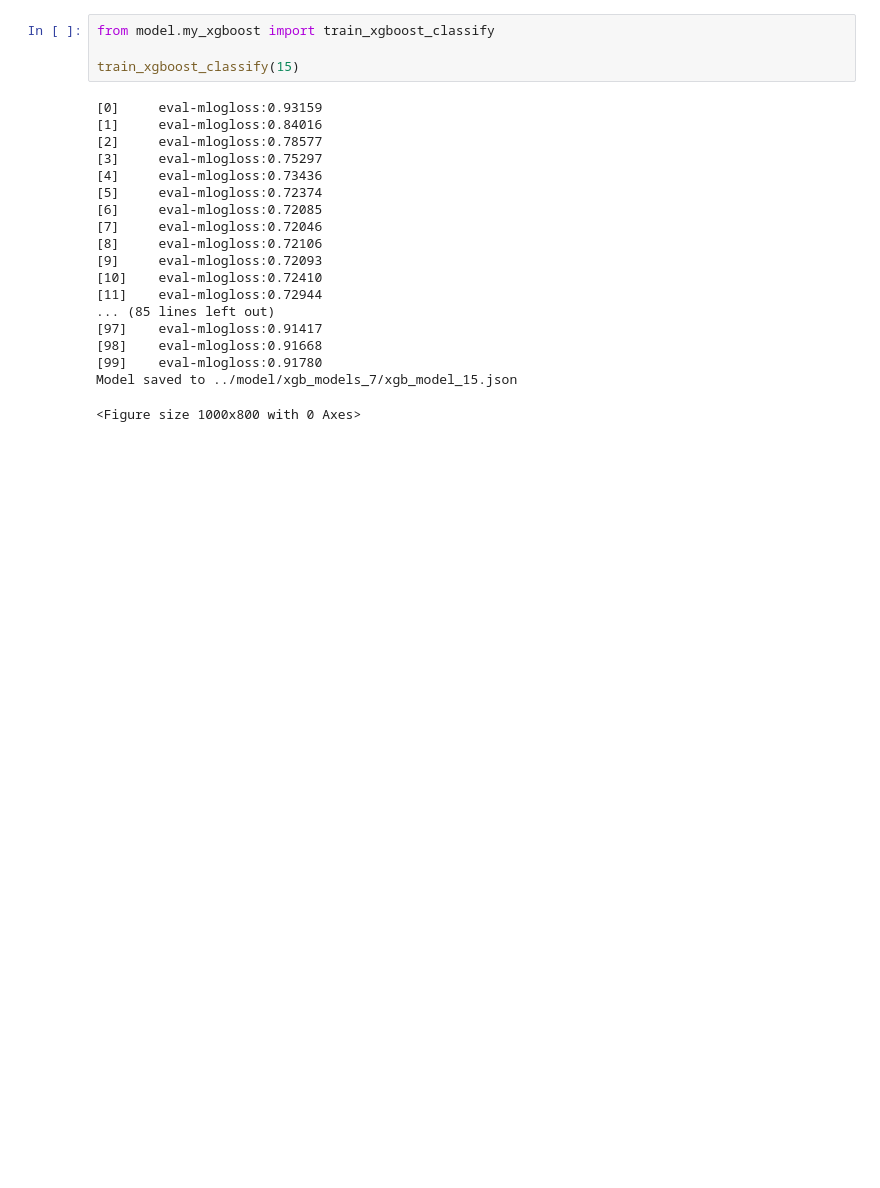
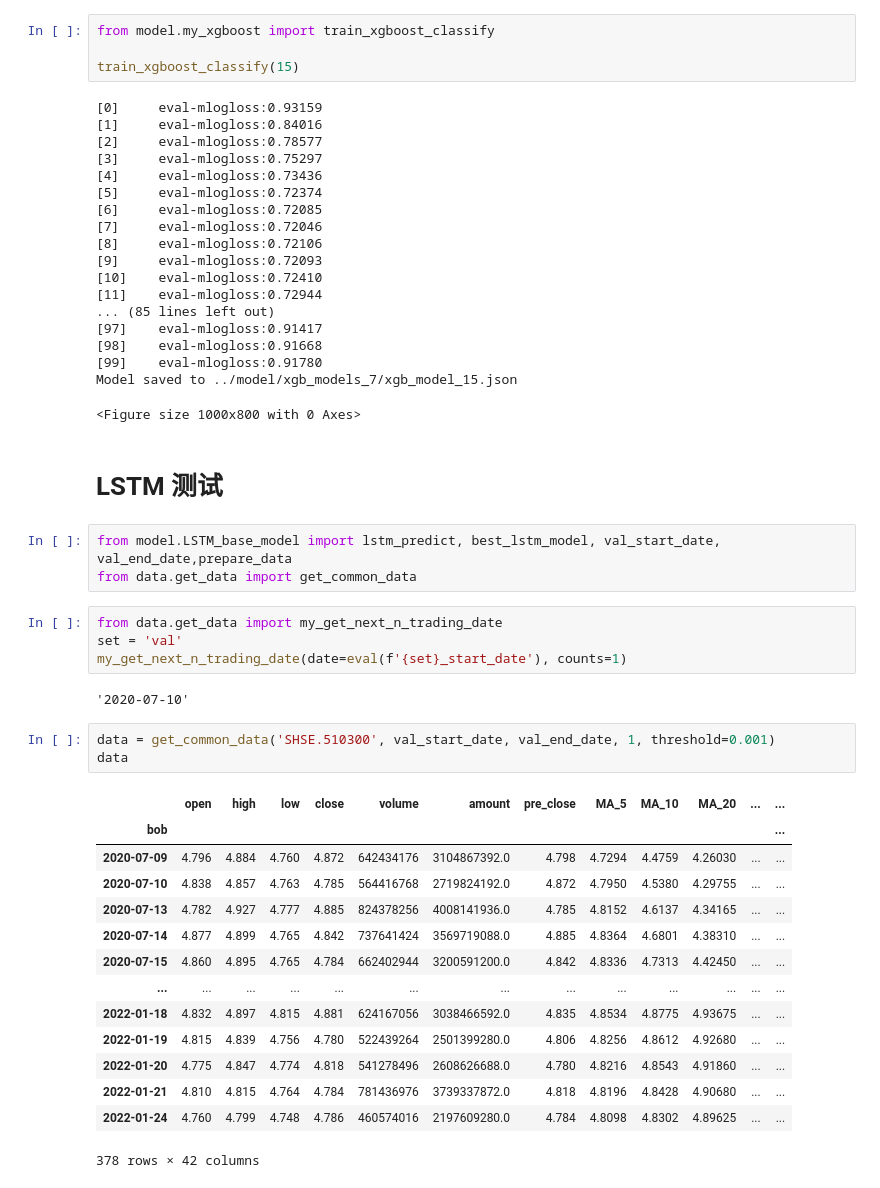
Before and after one commit to Monsoon007/LSTM-XGBOOST, a Jupyter notebook: model/test.ipynb, the cells around one changed output. Saved outputs shown, nothing was run; the diff lists cells and outputs as text; blank space fills up the shorter version.

```diff
--- a/model/test.ipynb
+++ b/model/test.ipynb
@@ -221,3 +221,32 @@ train_xgboost_classify(15)
 [99]    eval-mlogloss:0.91780
 Model saved to ../model/xgb_models_7/xgb_model_15.json
 <Figure size 1000x800 with 0 Axes>
+# %% [markdown]
+# LSTM 测试
+# %%
+from model.LSTM_base_model import lstm_predict, best_lstm_model, val_start_date, val_end_date,prepare_data
+from data.get_data import get_common_data
+# %%
+from data.get_data import my_get_next_n_trading_date
+set = 'val'
+my_get_next_n_trading_date(date=eval(f'{set}_start_date'), counts=1)
+# %% [output]
+'2020-07-10'
+# %%
+data = get_common_data('SHSE.510300', val_start_date, val_end_date, 1, threshold=0.001)
+data
+# %% [output]
+|  | open | high | low | close | volume | amount | pre_close | MA_5 | MA_10 | MA_20 | ... | ... |
+| bob |  |  |  |  |  |  |  |  |  |  |  | ... |
+| 2020-07-09 | 4.796 | 4.884 | 4.760 | 4.872 | 642434176 | 3104867392.0 | 4.798 | 4.7294 | 4.4759 | 4.26030 | ... | ... |
+| 2020-07-10 | 4.838 | 4.857 | 4.763 | 4.785 | 564416768 | 2719824192.0 | 4.872 | 4.7950 | 4.5380 | 4.29755 | ... | ... |
+| 2020-07-13 | 4.782 | 4.927 | 4.777 | 4.885 | 824378256 | 4008141936.0 | 4.785 | 4.8152 | 4.6137 | 4.34165 | ... | ... |
+| 2020-07-14 | 4.877 | 4.899 | 4.765 | 4.842 | 737641424 | 3569719088.0 | 4.885 | 4.8364 | 4.6801 | 4.38310 | ... | ... |
+| 2020-07-15 | 4.860 | 4.895 | 4.765 | 4.784 | 662402944 | 3200591200.0 | 4.842 | 4.8336 | 4.7313 | 4.42450 | ... | ... |
+| ... | ... | ... | ... | ... | ... | ... | ... | ... | ... | ... | ... | ... |
+| 2022-01-18 | 4.832 | 4.897 | 4.815 | 4.881 | 624167056 | 3038466592.0 | 4.835 | 4.8534 | 4.8775 | 4.93675 | ... | ... |
+| 2022-01-19 | 4.815 | 4.839 | 4.756 | 4.780 | 522439264 | 2501399280.0 | 4.806 | 4.8256 | 4.8612 | 4.92680 | ... | ... |
+| 2022-01-20 | 4.775 | 4.847 | 4.774 | 4.818 | 541278496 | 2608626688.0 | 4.780 | 4.8216 | 4.8543 | 4.91860 | ... | ... |
+| 2022-01-21 | 4.810 | 4.815 | 4.764 | 4.784 | 781436976 | 3739337872.0 | 4.818 | 4.8196 | 4.8428 | 4.90680 | ... | ... |
+| 2022-01-24 | 4.760 | 4.799 | 4.748 | 4.786 | 460574016 | 2197609280.0 | 4.784 | 4.8098 | 4.8302 | 4.89625 | ... | ... |
+378 rows × 42 columns
```
Also changed, not shown: parts of 6 cells of this notebook, 5 other files.
